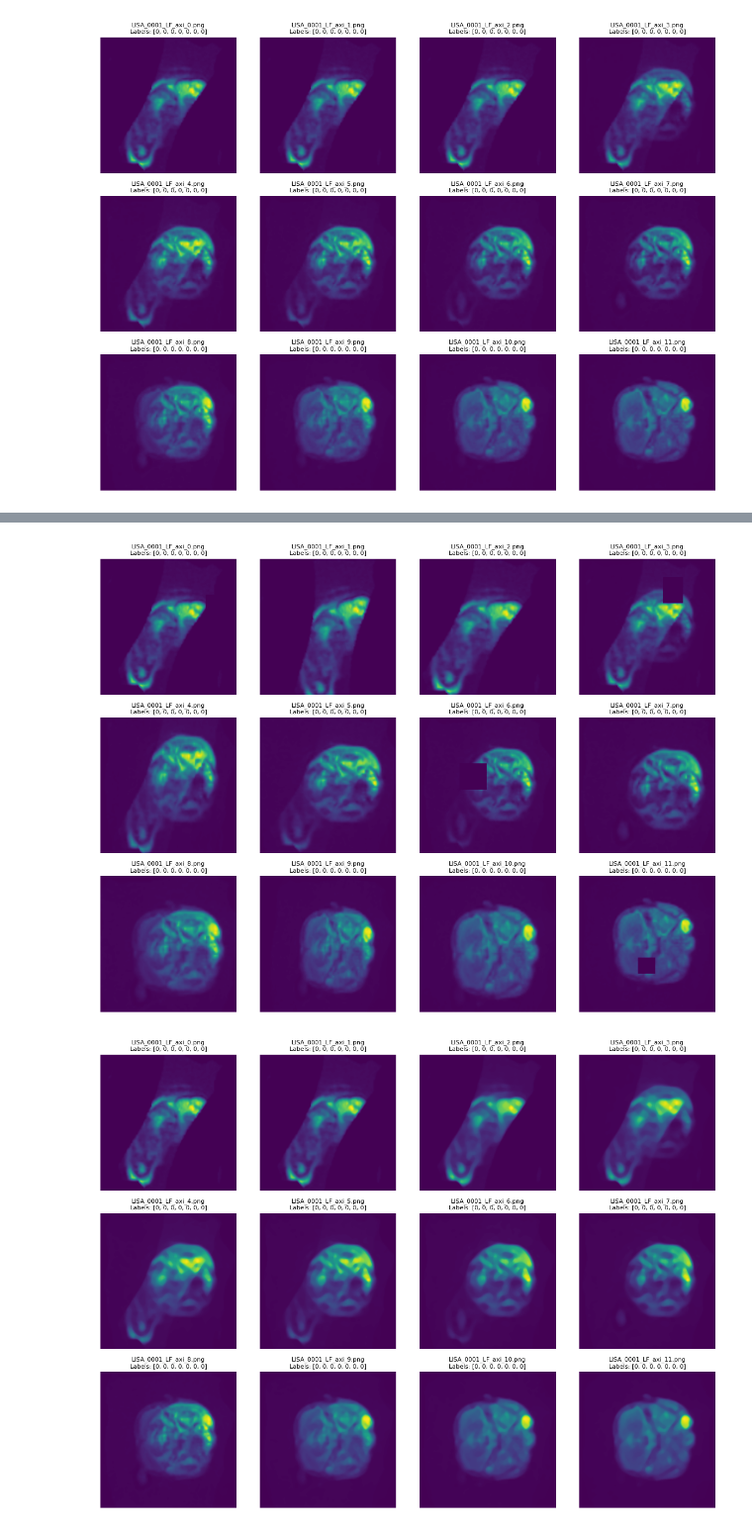
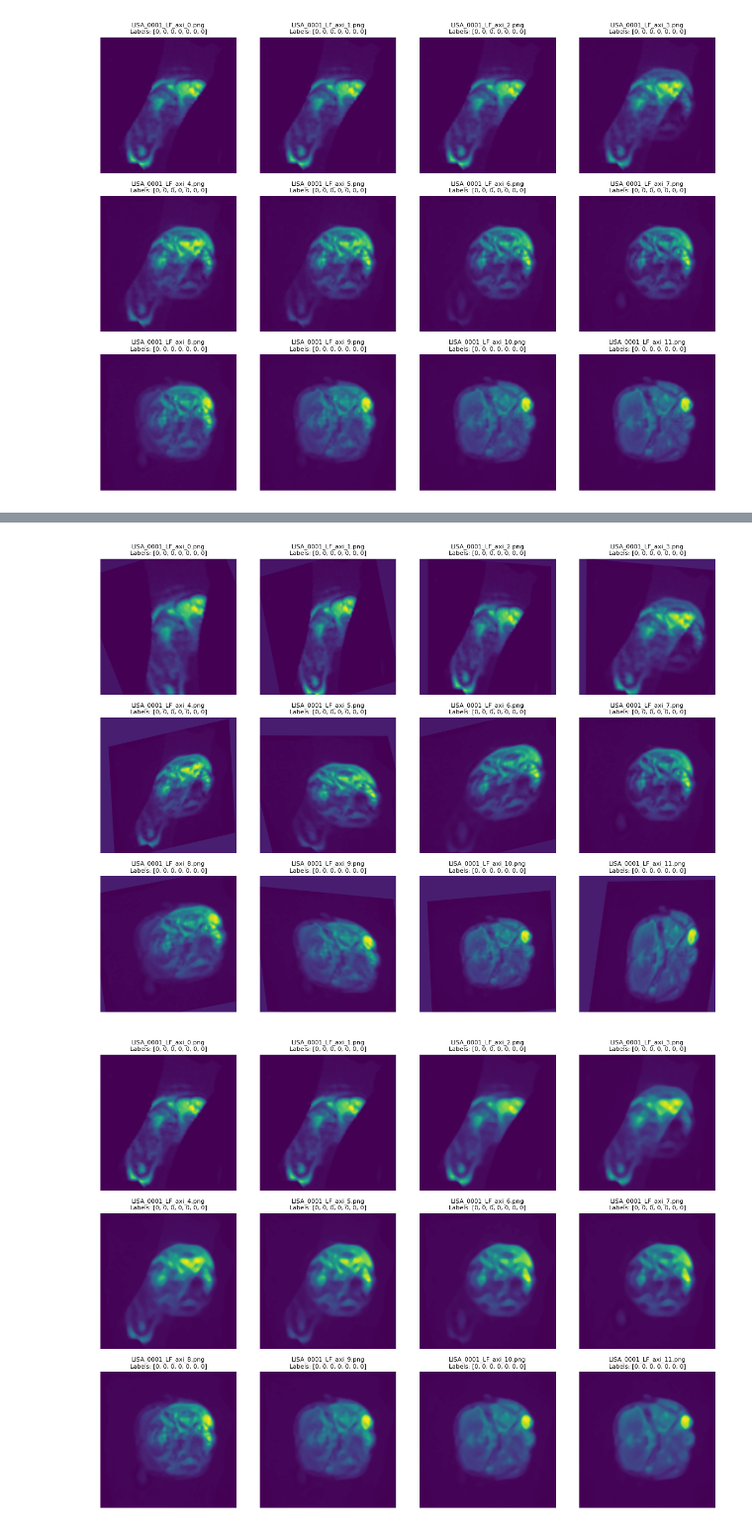
Before and after one commit to CristianLazoQuispe/lisa-challenge2025-task1, a Jupyter notebook: codes/notebooks/03_2D_Augmentation.ipynb, the cells around one changed output, grey strips where cells are left out. Shown at 99% size. Drawn from its saved outputs; the diff is of its cells as text; code cells hidden in the pictures.

```diff
--- a/codes/notebooks/03_2D_Augmentation.ipynb
+++ b/codes/notebooks/03_2D_Augmentation.ipynb
@@ -88,26 +88,30 @@ plot_image_grid(dataset_vis, rows=3, cols=4,cmap=None)
 # %%
 import albumentations as A
 from albumentations.pytorch import ToTensorV2
 
 transform = [
             A.Resize(512, 512),
             A.OneOf([
                 # 🔎 Zoom + desplazamiento leve
                 #A.ShiftScaleRotate(shift_limit=0.1, scale_limit=0.1, rotate_limit=15, p=0.5),
-                A.Affine(scale=(0.9, 1.1), translate_percent=(0.0, 0.1), rotate=(-15, 15), p=1.0),
+                #A.Affine(scale=(0.9, 1.1), translate_percent=(0.0, 0.1), rotate=(-15, 15), p=1.0),
+                A.Affine(scale=(0.85, 1.15), translate_percent=(0.0, 0.1), rotate=(-15, 15),
+                         shear={'x': (-12, 12), 'y': (-6, 6)},
+                           p=1.0),
+
                 # 🔳 Apagar zonas aleatorias (simula distorsión visual o falta de señal)
-                A.CoarseDropout(num_holes_range=(1,2), hole_height_range=(0.1, 0.2), hole_width_range=(0.1, 0.2), fill=0, p=1.0),
+                #A.CoarseDropout(num_holes_range=(1,2), hole_height_range=(0.1, 0.2), hole_width_range=(0.1, 0.2), fill=0, p=1.0),
                 # 🖼️ Zoom tipo crop + resize (cambia FOV)
-                A.RandomResizedCrop(size=(512, 512), scale=(0.8, 1.0), ratio=(0.8, 1.2), p=1),
+                #A.RandomResizedCrop(size=(512, 512), scale=(0.8, 1.0), ratio=(0.8, 1.2), p=1),
             ], p=0.99),
             ToTensorV2()]
 
 # ✅ Crea el dataset (usa `use_augmentation=False` para visualización clara)
 dataset_vis = MRIDataset2D(df=df_train,is_train=True,use_augmentation=True,is_numpy=True,labels=labels,transform=transform)
 # ✅ Visualiza
 plot_image_grid(dataset_vis, rows=3, cols=4,cmap=None)
 # %% [output]
-[figure, old version]
+[figure, new version]
 # %%
 import albumentations as A
 from albumentations.pytorch import ToTensorV2
```
Also changed, not shown: parts of 2 cells of this notebook, 5 other files.
